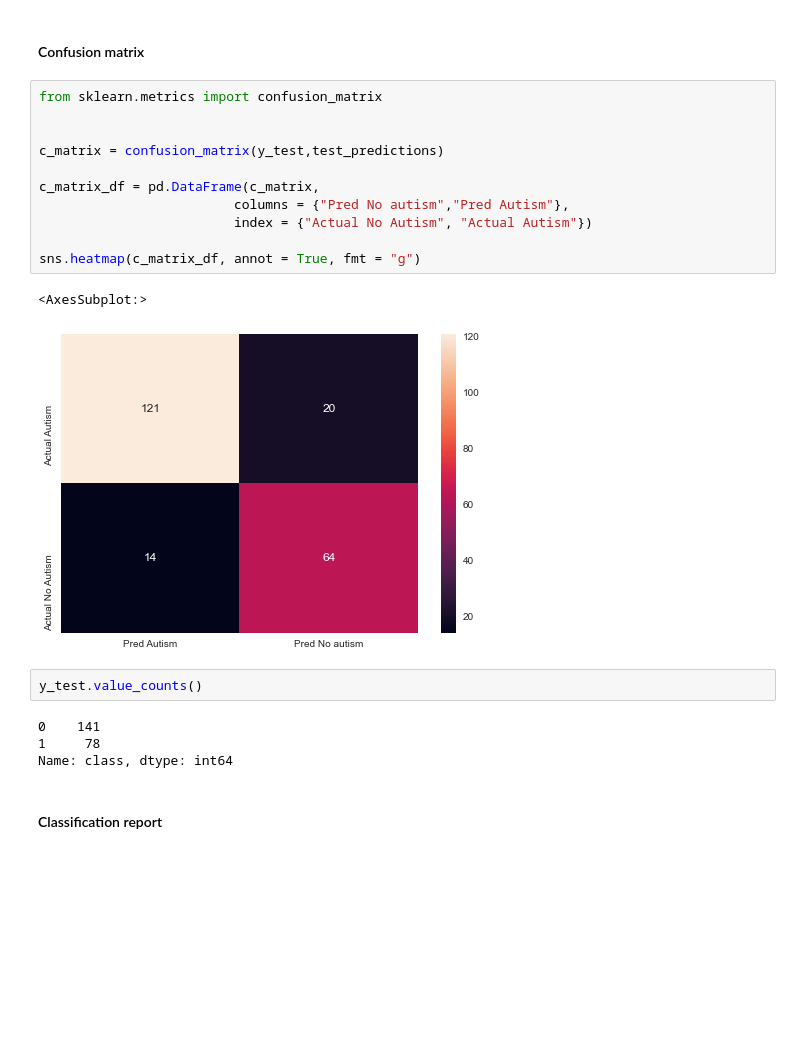
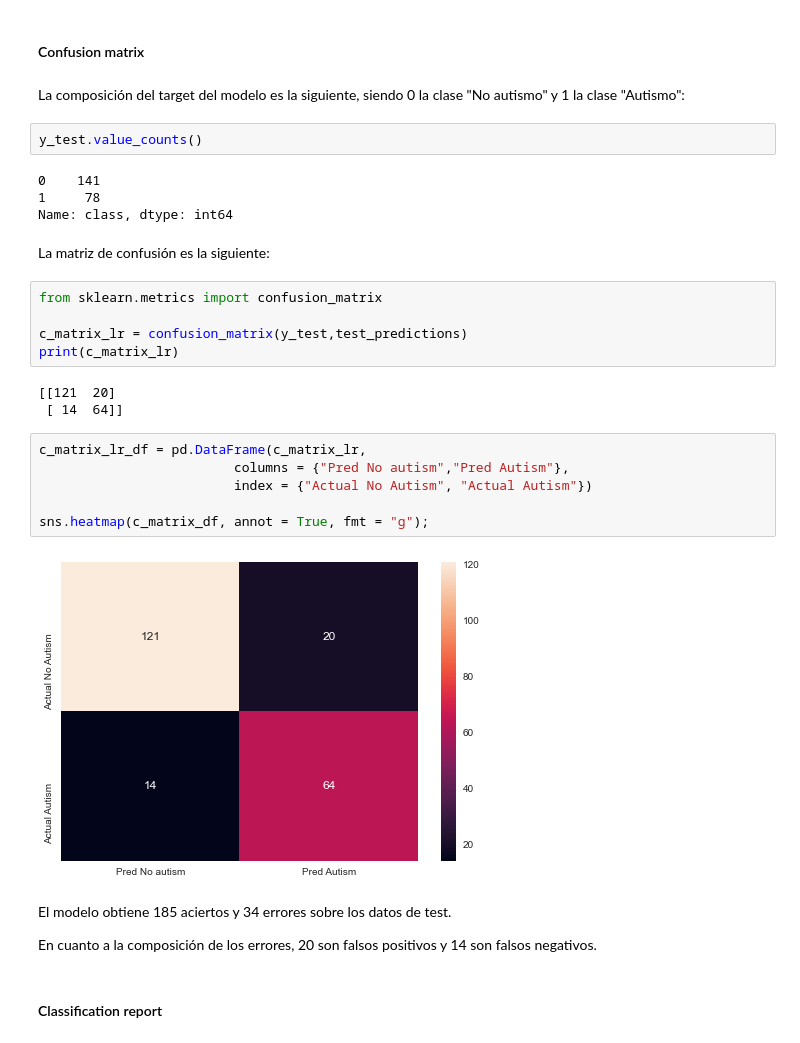
Before and after one commit to JuliaMartinezTapia/Deteccion-temprana-autismo-con-machine-learning, a Jupyter notebook: ML project Autism (dataset reducido).ipynb, the cells around one changed output. Cells and saved outputs as stored; diff of their text form; blank space fills up the shorter version.

```diff
--- a/ML project Autism (dataset reducido).ipynb
+++ b/ML project Autism (dataset reducido).ipynb
@@ -1296,26 +1336,36 @@ radviz(X_train_encod, y_train.values, classes=classes);
 [figure]
 # %% [markdown]
 #### Confusion matrix
-# %%
-from sklearn.metrics import confusion_matrix
-
-
-c_matrix = confusion_matrix(y_test,test_predictions)
-
-c_matrix_df = pd.DataFrame(c_matrix,
-                         columns = {"Pred No autism","Pred Autism"},
-                         index = {"Actual No Autism", "Actual Autism"})
-
-sns.heatmap(c_matrix_df, annot = True, fmt = "g")
-# %% [output]
-<AxesSubplot:>
-[figure, removed]
+# %% [markdown]
+La composición del target del modelo es la siguiente, siendo 0 la clase "No autismo" y 1 la clase "Autismo":
 # %%
 y_test.value_counts()
 # %% [output]
 0    141
 1     78
 Name: class, dtype: int64
+# %% [markdown]
+La matriz de confusión es la siguiente:
+# %%
+from sklearn.metrics import confusion_matrix
+
+c_matrix_lr = confusion_matrix(y_test,test_predictions)
+print(c_matrix_lr)
+# %% [output]
+[[121  20]
+ [ 14  64]]
+# %%
+c_matrix_lr_df = pd.DataFrame(c_matrix_lr,
+                         columns = {"Pred No autism","Pred Autism"},
+                         index = {"Actual No Autism", "Actual Autism"})
+
+sns.heatmap(c_matrix_df, annot = True, fmt = "g");
+# %% [output]
+[figure, added]
+# %% [markdown]
+El modelo obtiene 185 aciertos y 34 errores sobre los datos de test.
+
+En cuanto a la composición de los errores, 20 son falsos positivos y 14 son falsos negativos.
 # %% [markdown]
 #### Classification report
 # %%
```
Also changed, not shown: parts of 50 cells of this notebook.
